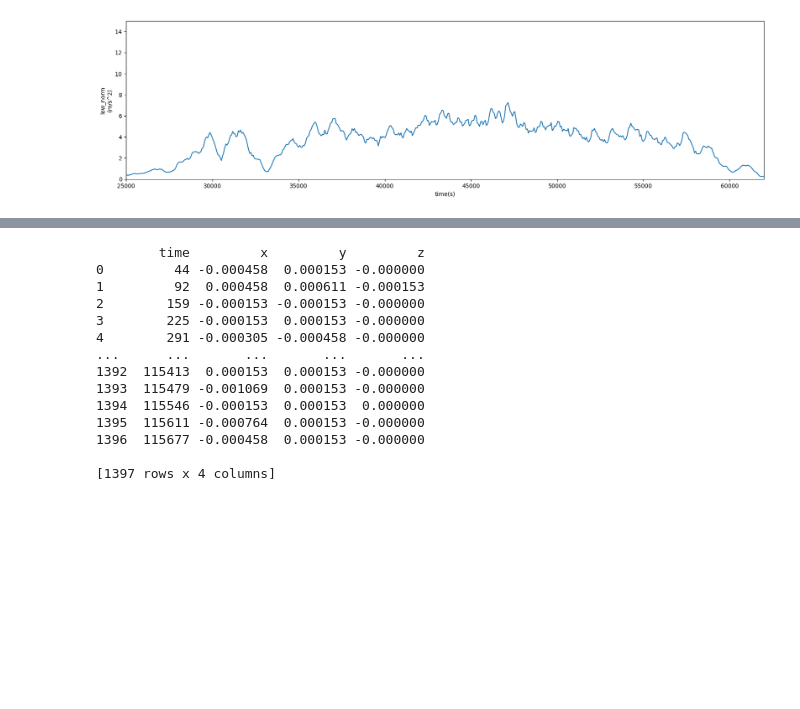
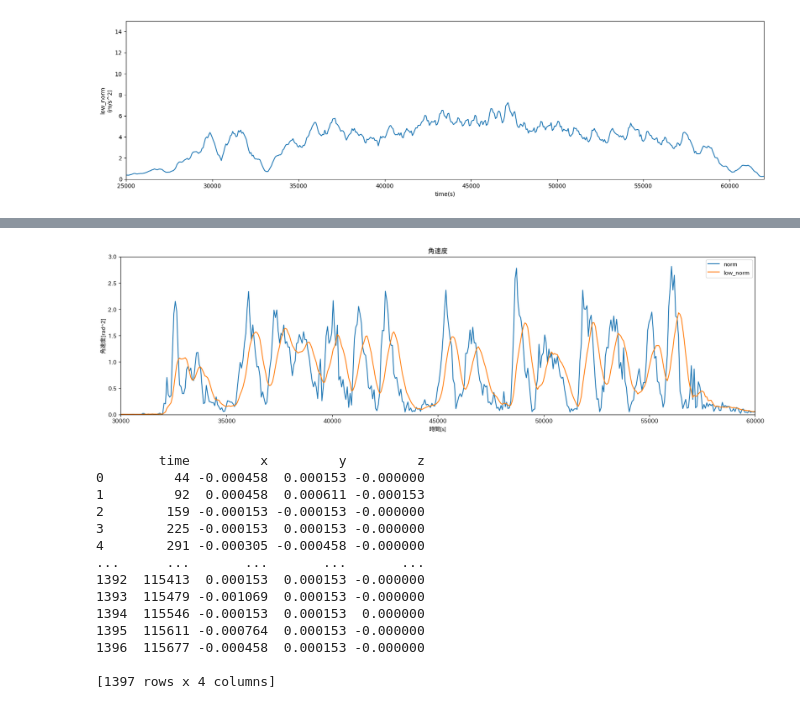
Before and after one commit to karasuneo/kajilab, a Jupyter notebook: 0626-0702/src/main.ipynb, the cells around one changed output, grey strips where cells are left out. Cells and saved outputs as stored; diff of their text form; code cells hidden in the pictures; blank space fills up the shorter version.

```diff
--- a/0626-0702/jpyter/main.ipynb
+++ b/0626-0702/src/main.ipynb
@@ -158,3 +195,21 @@ if __name__ == '__main__':
+# %%
+df = pd.read_csv(csv_file_path)
+# normを計算
+df['norm'] = (df['x']**2 + df['y']**2 + df['z']**2)**0.5
+df['low_norm'] = df['norm'].rolling(window=10).mean()
+fig = plt.figure()
+plt.title('角速度')
+plt.plot(df['time'], df['norm'], zorder=1,label='norm')
+plt.plot(df['time'], df['low_norm'], zorder=1,label='low_norm')
+plt.xlabel('時間[s]')
+plt.ylabel('角速度[rad^2]')
+plt.ylim(0, 3)
+fig.set_size_inches(20, 5)
+plt.xlim(30000, 60000)
+plt.legend()
+plt.show()
+# %% [output]
+[figure, added]
 # %%
 # csvファイルの読み込み
 csv_file_path_rad = "data_rad.csv"
```
Also changed, not shown: parts of 4 cells of this notebook, 15 other files.
